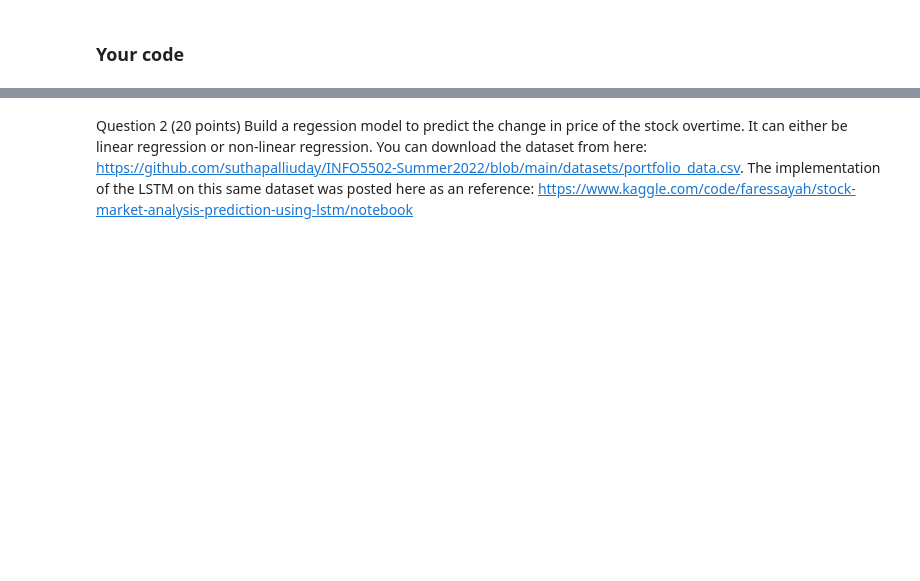
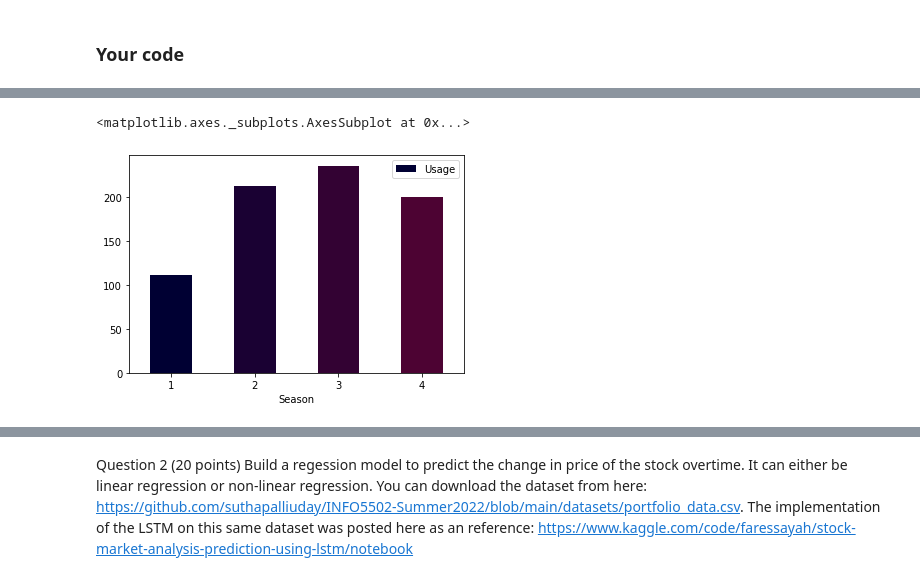
Before and after one commit to Revanthch/INFO-5502, a Jupyter notebook: lab_assignment_06.ipynb, the cells around one changed output, grey strips where cells are left out. Saved outputs shown, nothing was run; the diff lists cells and outputs as text; code cells hidden in the pictures; blank space fills up the shorter version.

```diff
--- a/lab_assignment_06.ipynb
+++ b/lab_assignment_06.ipynb
@@ -185,0 +143,13 @@ print("Predicted the counts and saved as my_prediction.csv")
+# %%
+season_col = np.unique(df_train['season'])
+diff_colors = [(x/10, x/300.0, 0.2) for x in range(5)]
+
+df = {}
+for col in season_col:
+    df2 = df_train.loc[df_train['season'] == col]
+    df[col] = df2['count'].mean()
+df3 = pd.DataFrame({'Season': list(df.keys()),'Usage':list(df.values())})
+df3.plot.bar(x='Season', y='Usage', color=diff_colors, rot=0)
+# %% [output]
+<matplotlib.axes._subplots.AxesSubplot at 0x...>
+[figure, added]
```
Also changed, not shown: parts of 15 cells of this notebook.
